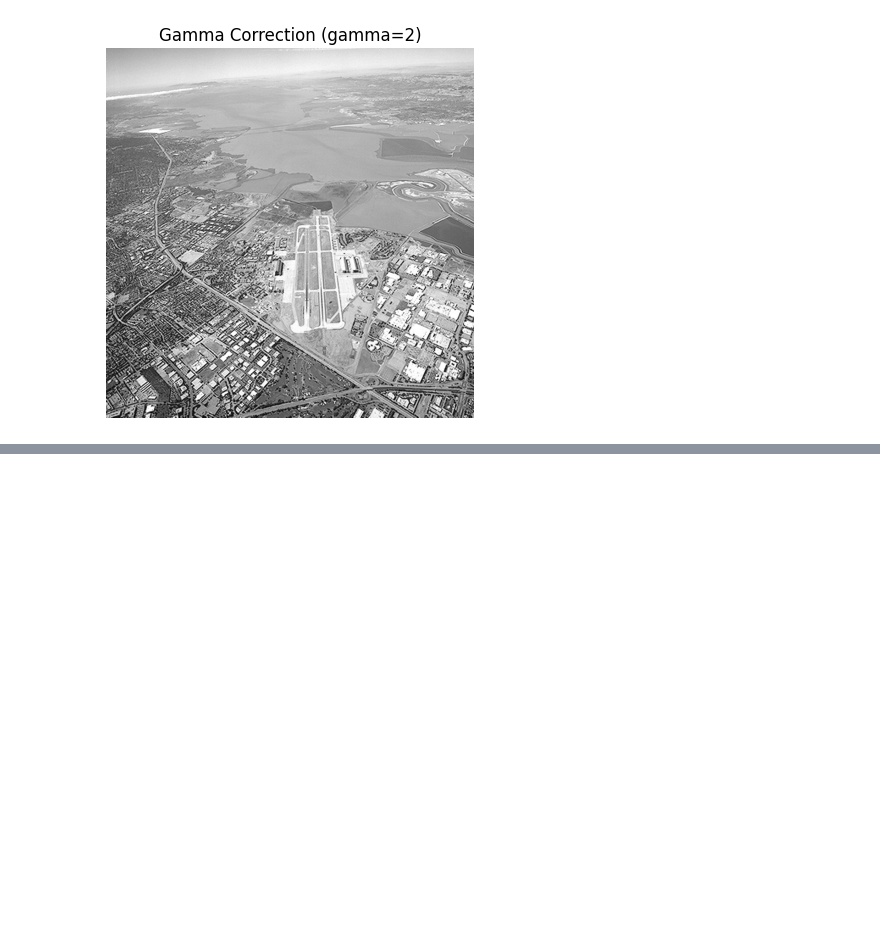
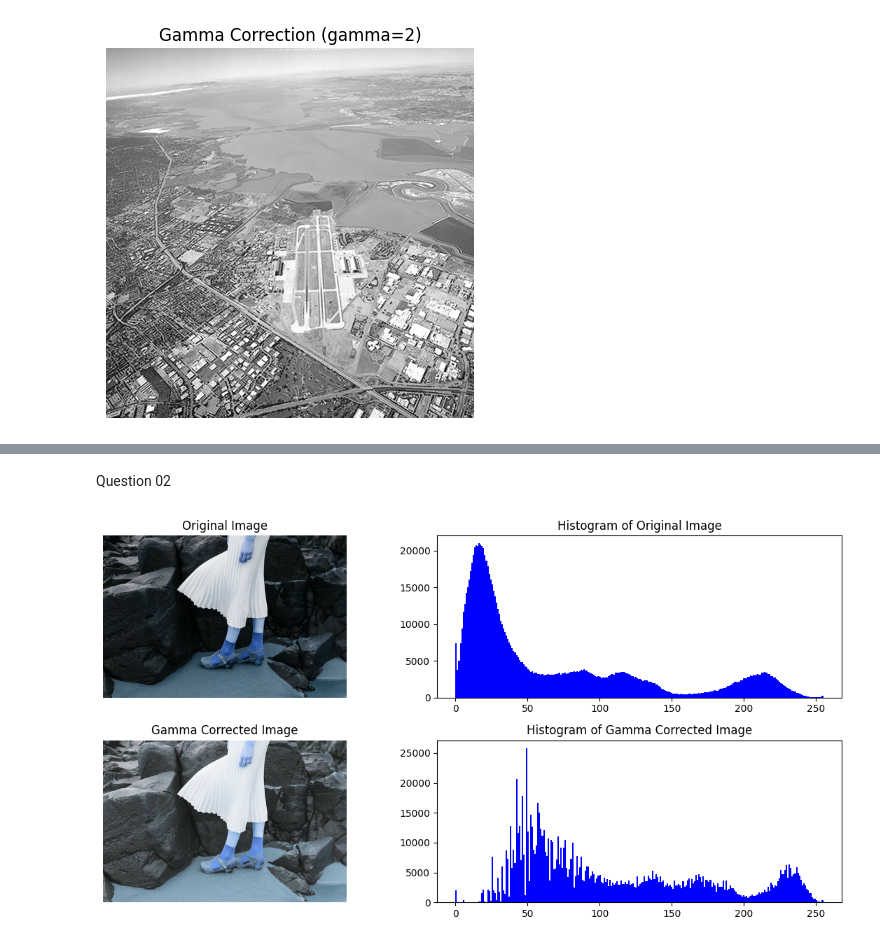
Before and after one commit to Hela327/ComputerVision, a Jupyter notebook: 258777A.ipynb, the cells around one changed output, grey strips where cells are left out. Drawn from its saved outputs; the diff is of its cells as text; code cells hidden in the pictures; blank space fills up the shorter version.

Commit message:
question02

```diff
--- a/258777A.ipynb
+++ b/258777A.ipynb
@@ -31,0 +76,2 @@ plt.show()
+# %% [markdown]
+Question 02
@@ -31,0 +109,23 @@ plt.show()
+# %%
+#part b)
+
+#Adding the histogram of the original and corrected images
+plt.figure(figsize=(12,6))
+plt.subplot(2,2,1)
+plt.imshow(img)
+plt.title('Original Image')
+plt.axis('off')
+plt.subplot(2,2,2)
+plt.hist(img.ravel(), bins=256, range=(0,255), color='blue')
+plt.title('Histogram of Original Image')
+plt.subplot(2,2,3)
+plt.imshow(img_corrected)
+plt.title('Gamma Corrected Image')
+plt.axis('off')
+plt.subplot(2,2,4)
+plt.hist(img_corrected.ravel(), bins=256, range=(0,255), color='blue')
+plt.title('Histogram of Gamma Corrected Image')
+plt.tight_layout()
+plt.show()
+# %% [output]
+[figure, added]
```
Also changed, not shown: parts of 3 cells of this notebook, 1 other file.
